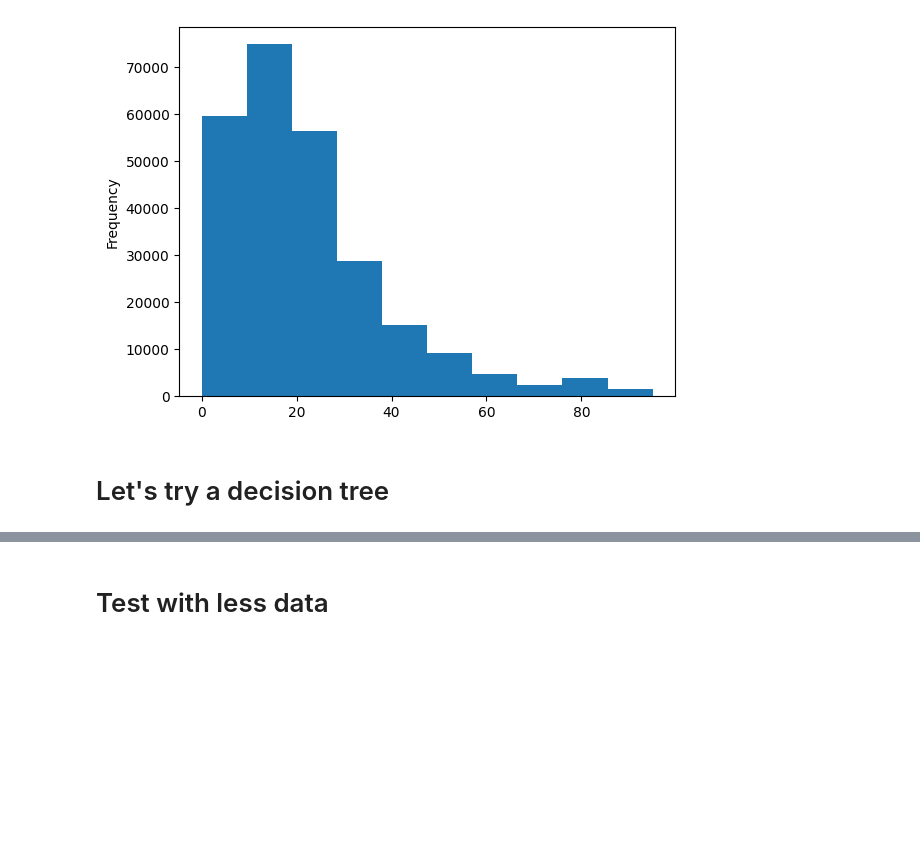
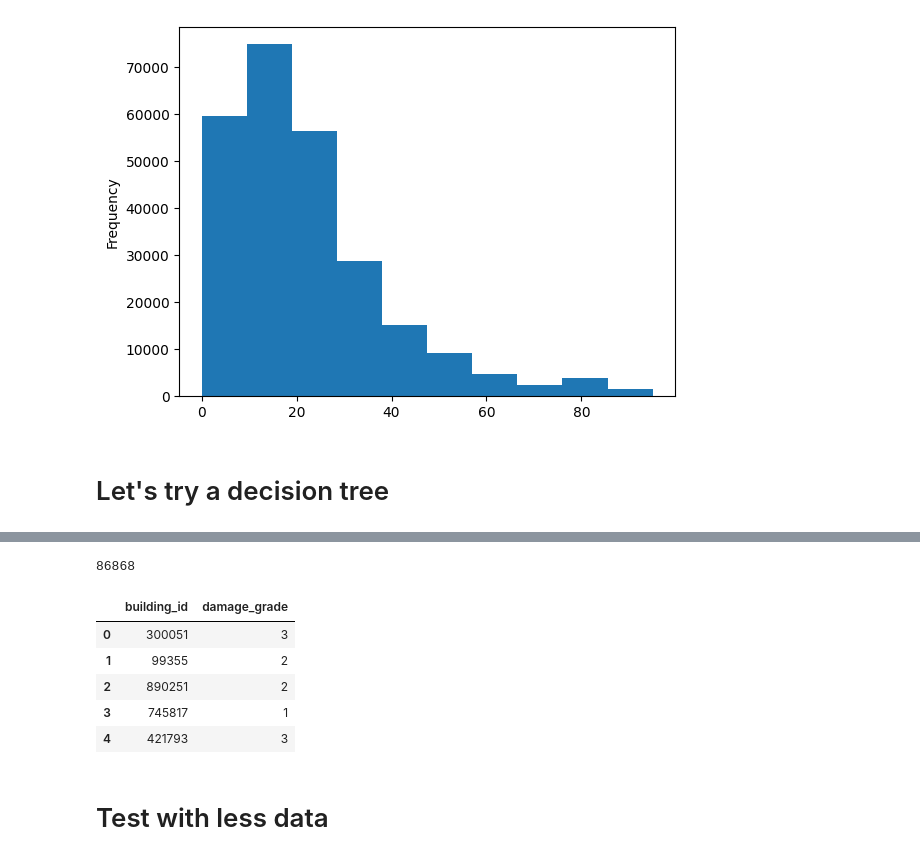
Before and after one commit to Lucamiras/drivendata_earthquakedamage, a Jupyter notebook: EDA.ipynb, the cells around one changed output, grey strips where cells are left out. Cells and saved outputs as stored; diff of their text form; code cells hidden in the pictures; blank space fills up the shorter version.

```diff
--- a/EDA.ipynb
+++ b/EDA.ipynb
@@ -201,0 +198,23 @@ The first run accuracy was 64.457704188331%
+# %%
+accuracy, y_hat, rfc = train_random_forest(X,y)
+# %%
+X_test_submission = df_test.copy()
+# %%
+y_submission = rfc.predict(X_test_submission)
+# %%
+len(y_submission)
+# %% [output]
+86868
+# %%
+submission = pd.DataFrame()
+submission['building_id'] = test_values.building_id
+submission['damage_grade'] = y_submission
+# %%
+submission.head()
+# %% [output]
+|  | building_id | damage_grade |
+| 0 | 300051 | 3 |
+| 1 | 99355 | 2 |
+| 2 | 890251 | 2 |
+| 3 | 745817 | 1 |
+| 4 | 421793 | 3 |
```
Also changed, not shown: parts of 23 cells of this notebook, 1 other file.
